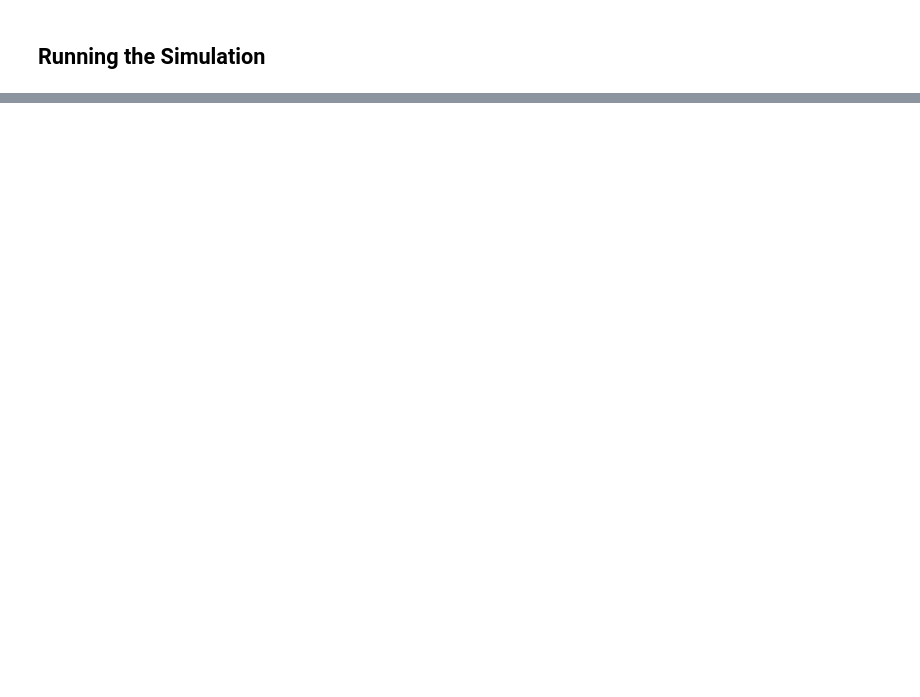
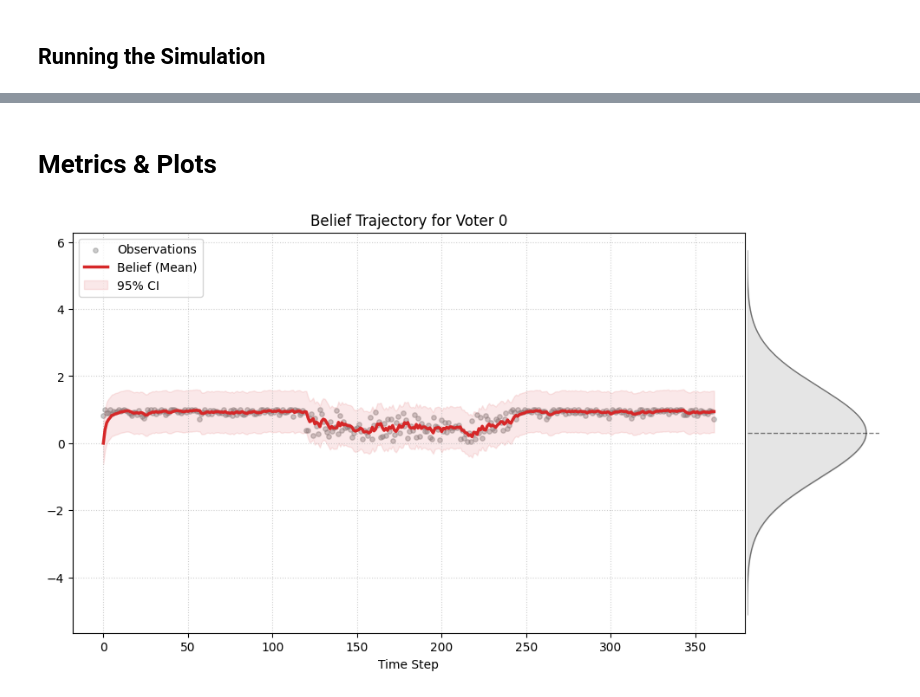
Before and after one commit to centre-for-humanities-computing/european-city-inference, a Jupyter notebook: notebooks/tutorial_2_voting_system.ipynb, the cells around one changed output, grey strips where cells are left out. Drawn from its saved outputs; the diff is of its cells as text; code cells hidden in the pictures; blank space fills up the shorter version.

Commit message:
Refactor voting system and metrics computation

```diff
--- a/notebooks/tutorial_2_voting_system.ipynb
+++ b/notebooks/tutorial_2_voting_system.ipynb
@@ -142,10 +60,0 @@ plt.show()
-# %%
-env.initialize_network()
-# intiatialize random key
-key = jax.random.PRNGKey(42)
-## run n simulations
-sim = env.run_n_simulation(_vote_plurality, key, NUM_SIMULATIONS)
-# update the agents with the results
-env._update_agents()
-# use result to create dataframe for plotting
-env.df = env.create_data_frame()
@@ -228,11 +80,0 @@ plt.show()
-# %%
-env.initialize_network()
-
-# intiatialize random key
-key = jax.random.PRNGKey(int(time.time()))
-## run n simulations
-sim = env.run_n_simulation(_vote_quadratic, key, NUM_SIMULATIONS)
-# update the agents with the results
-env._update_agents()
-# use result to create dataframe for plotting
-env.df = env.create_data_frame()
@@ -310,0 +81,27 @@ plt.show()
+# %%
+# Run perception
+env._run_multi_agent_inference()
+
+# intiatialize random key
+key = jax.random.PRNGKey(42)
+
+# Run simulations
+sim_qv = env.run_n_simulation(_vote_quadratic, key, NUM_SIMULATIONS)
+
+# Update environment and agents
+# env._update_agents()
+
+# Compute metrics
+metrics_qv = batch_compute_metrics(sim_qv)
+
+# compute vote shares
+distribution_qv = compute_vote_shares(sim_qv, num_candidates=7)
+
+# Visualisation
+# %% [markdown]
+# Metrics & Plots
+# %%
+traj_data = get_voter_trajectory_data(env, voter_id=0)
+fig, ax1, ax2 = plot_belief_trajectory(**traj_data)
+# %% [output]
+[figure, added]
```
Also changed, not shown: parts of 15 cells of this notebook, 16 other files.
